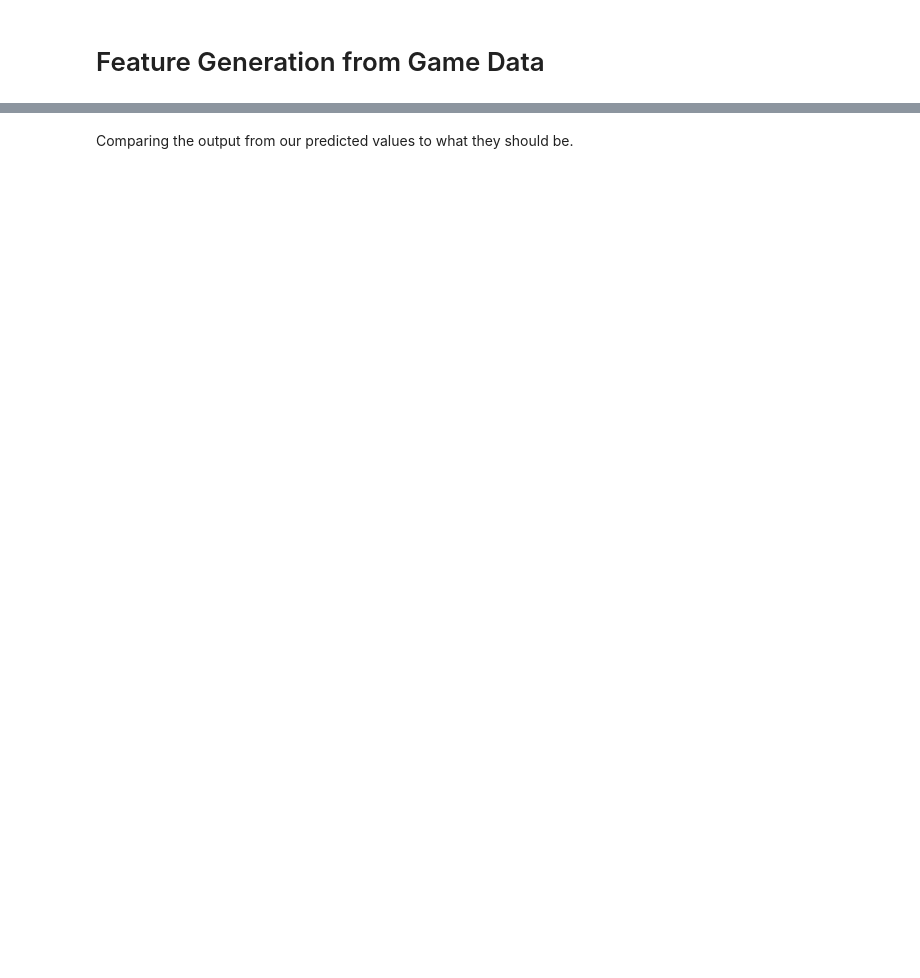
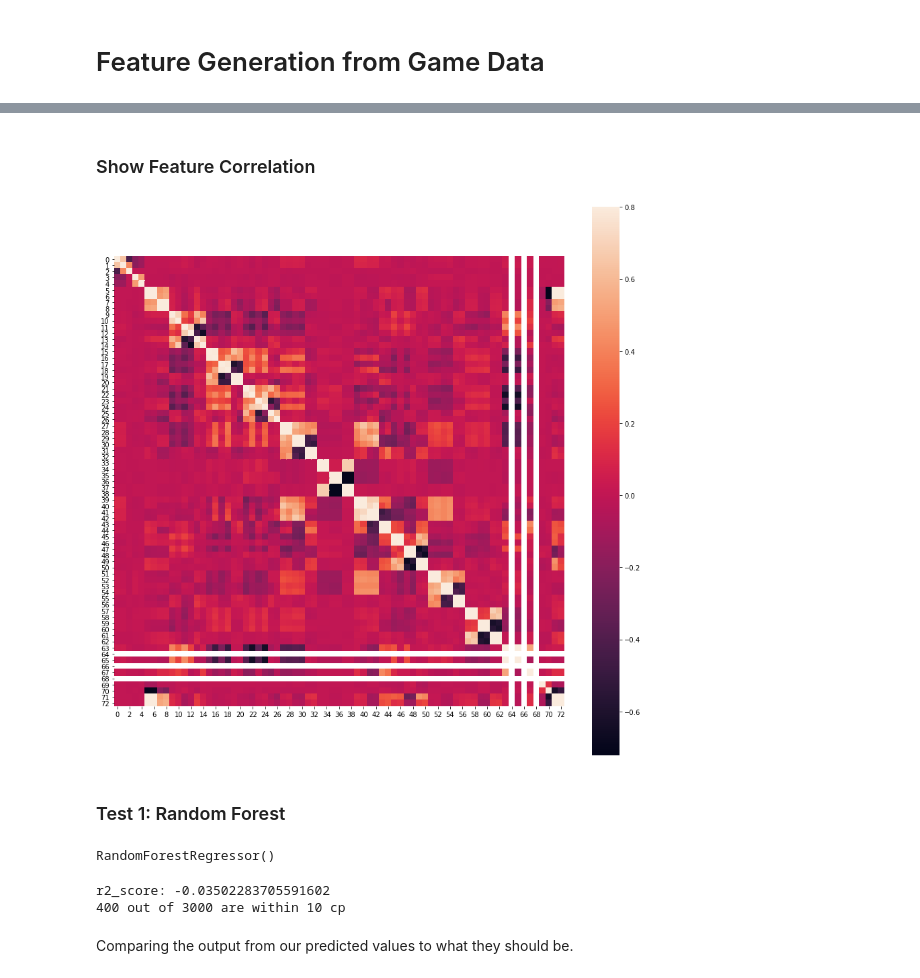
Before and after one commit to jdwalbur/CS254MLFinalProject, a Jupyter notebook: final-project.ipynb, the cells around one changed output, grey strips where cells are left out. Drawn from its saved outputs; the diff is of its cells as text; code cells hidden in the pictures; blank space fills up the shorter version.

Commit message:
Added data processing functions, neural network tests

```diff
--- a/final-project.ipynb
+++ b/final-project.ipynb
@@ -788,28 +412,0 @@ Split the data into a target and feature datasets.
-# %%
-features = []
-targets = []
-
-for i in data:
-    x = i[:-1]
-
-    # Cast the string type into a numpy float type
-    x = x.astype(np.float64)
-    features.append(x)
-
-    y = i[-1]
-
-    y = y.astype(np.float64)
-    targets.append(y)
-
-# Rebuild each array as a numpy array
-X = np.array(X)
-Y = np.array(Y)
-
-# Split the data into training and testing
-X_train, X_test, y_train, y_test = train_test_split(X, Y, test_size=0.3, random_state=0)
-
-
-reg = RandomForestRegressor()
-
-# Fit our training data using a random forest regression technique
-reg = reg.fit(X = X_train, y = y_train)
@@ -832,0 +1011,13 @@ print(len(y_pred))
+# %% [markdown]
+### Show Feature Correlation
+# %%
+# Taken from https://towardsdatascience.com/deep-neural-networks-for-regression-problems-81321897ca33
+import seaborn as sb
+correlation_matrix = pd.DataFrame(data=X_train).corr()
+fig = plt.figure(figsize=(15,15))
+sb.heatmap(correlation_matrix, vmax=0.8, square=True)
+plt.show()
+# %% [output]
+[figure, added]
+# %% [markdown]
+### Test 1: Random Forest
@@ -832,0 +1027,7 @@ print(len(y_pred))
+# %%
+# Fit our training data using a random forest regression technique
+# Use only first 10k elements, otherwise it's very slow
+# (This takes around a minute to fit)
+reg.fit(X_train[:10_000], y_train[:10_000])
+# %% [output]
+RandomForestRegressor()
@@ -833,3 +1037,18 @@ print(len(y_pred))
+# %%
+from sklearn.metrics import r2_score
+print(f'r2_score: {r2_score(y_test[:3000], y_pred)}')
+
+# Check to see how many results are within the set range
+THRESHOLD = 10  # cp
+count = 0
+for i in range(0, len(y_pred)):
+    if abs(y_test[i] - y_pred[i]) <= THRESHOLD:
+        count += 1
+
+print(f'{count} out of {len(y_pred)} are within 10 cp')
+# %% [output]
+r2_score: -0.03502283705591602
+400 out of 3000 are within 10 cp
 # %% [markdown]
 Comparing the output from our predicted values to what they should be.
 # %%
```
Also changed, not shown: parts of 53 cells of this notebook.
